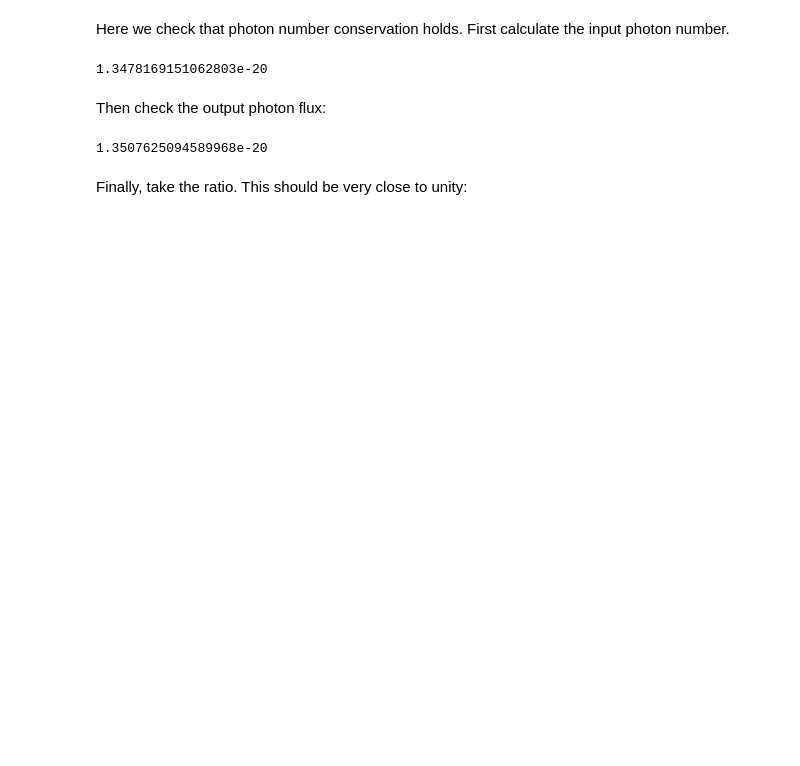
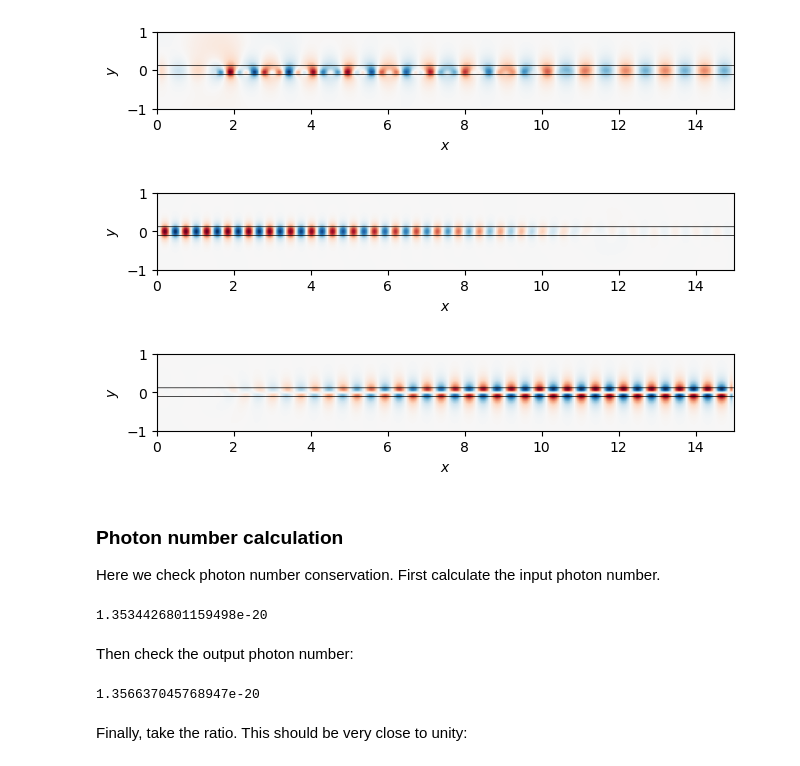
Before and after one commit to fancompute/FDFD.jl, a Jupyter notebook: Examples_FDFD_jl.ipynb, the cells around one changed output. Drawn from its saved outputs; the diff is of its cells as text; code cells hidden in the pictures; blank space fills up the shorter version.

```diff
--- a/Examples_FDFD_jl.ipynb
+++ b/Examples_FDFD_jl.ipynb
@@ -27,11 +50,7 @@ modulation_function(x,y) = exp.(1im*q*x);
 
 setup_ϵᵣ!(dev1, region_wg, 12.25);
 setup_Δϵᵣ!(dev1, region_modulation, modulation_function);
-setup_src!(dev1, TM, 3.5, [0.2, 0], DirectionX, 61);
+add_mode!(dev1, Mode(TM, DirectionX, 3.5, [0.2, 0], 4*a));
 
-(field_transition, ωn) = solve(dev1);
-
-plot_field(field_transition[1],funcz=real);
-plot_field(field_transition[2],funcz=real);
-plot_field(field_transition[3],funcz=real);
+field_transition = solve(dev1);
 # %% [output]
@@ -41,17 +73,23 @@ plot_field(field_transition[3],funcz=real);
+# %%
+ax = plot_field(field_transition, funcz=real);
+plot_device(ax, dev1, outline=true, lcm="none");
+# %% [output]
+[figure, added]
 # %% [markdown]
-Here we check that photon number conservation holds. First calculate the input photon number.
+### Photon number calculation
+Here we check photon number conservation. First calculate the input photon number.
 # %%
 Nin = flux_surface(field_transition[2], [1.25,0], Inf, DirectionX)/(2π*1.939e14)
 # %% [output]
-1.3478169151062803e-20
+1.3534426801159498e-20
 # %% [markdown]
-Then check the output photon flux:
+Then check the output photon number:
 # %%
 Nout = flux_surface(field_transition[3], [11.95,0], Inf, DirectionX)/(4.541e14+2π*1.939e14)+
 flux_surface(field_transition[2], [11.95,0], Inf, DirectionX)/(2π*1.939e14)+
 flux_surface(field_transition[1], [11.95,0], Inf, DirectionX)/(2π*1.939e14-4.541e14)
 # %% [output]
-1.3507625094589968e-20
+1.356637045768947e-20
 # %% [markdown]
 Finally, take the ratio. This should be very close to unity:
 # %%
```
Also changed, not shown: parts of 17 cells of this notebook.
